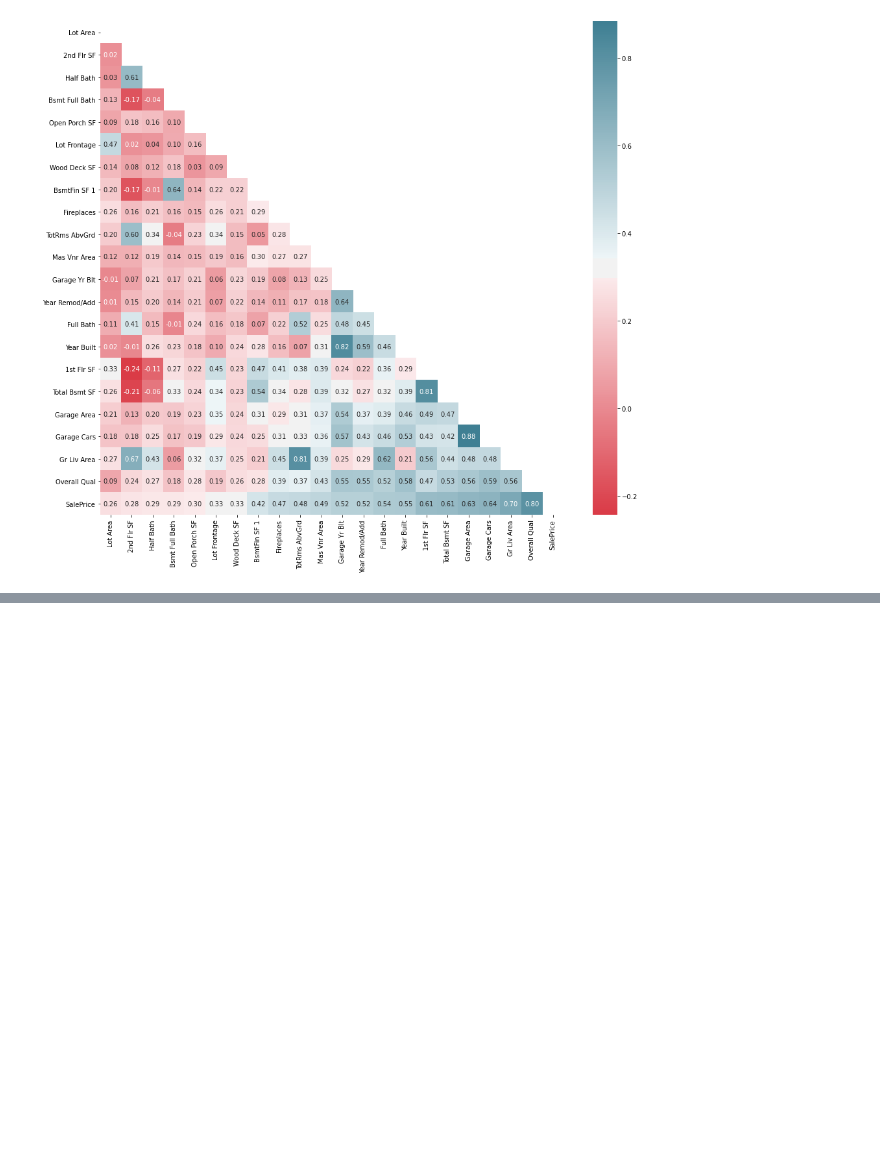
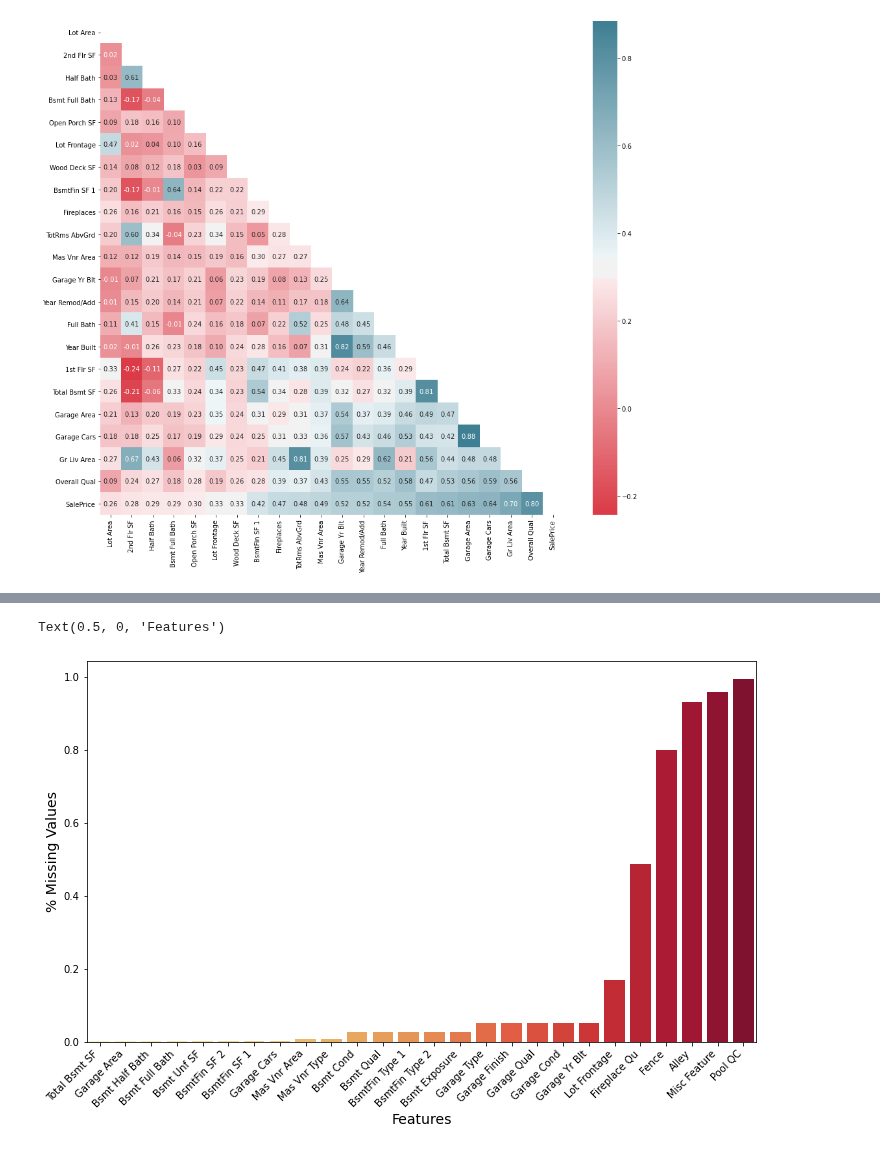
Before and after one commit to harera3/ML_Portfolio, a Jupyter notebook: 14_Ames_Housing_EDA.ipynb, the cells around one changed output, grey strips where cells are left out. Cells and saved outputs as stored; diff of their text form; code cells hidden in the pictures; blank space fills up the shorter version.

```diff
--- a/14_Ames_Housing_EDA.ipynb
+++ b/14_Ames_Housing_EDA.ipynb
@@ -115,0 +123,5 @@ sns.heatmap(corr, mask=mask, cmap=color, annot=True,
+# %%
+ames_null_counts = ames.isnull().sum()
+ames_null = ames[ames_null_counts[ames_null_counts!=0].index]
+null_only = ames_null.isnull().mean().sort_values()
+null_only
@@ -115,0 +146,14 @@ sns.heatmap(corr, mask=mask, cmap=color, annot=True,
+# %%
+null_plot = pd.DataFrame()
+null_plot['feature'] = null_only.index
+null_plot['% missing'] = null_only.values
+
+plt.figure(figsize=(12,7))
+ax = sns.barplot(x='feature', y='% missing',
+                 data=null_plot, palette='YlOrRd')
+plt.xticks(rotation=45, ha='right')
+plt.ylabel('% Missing Values', size=14)
+plt.xlabel('Features', size=14)
+# %% [output]
+Text(0.5, 0, 'Features')
+[figure, added]
```
Also changed, not shown: parts of 4 cells of this notebook.
